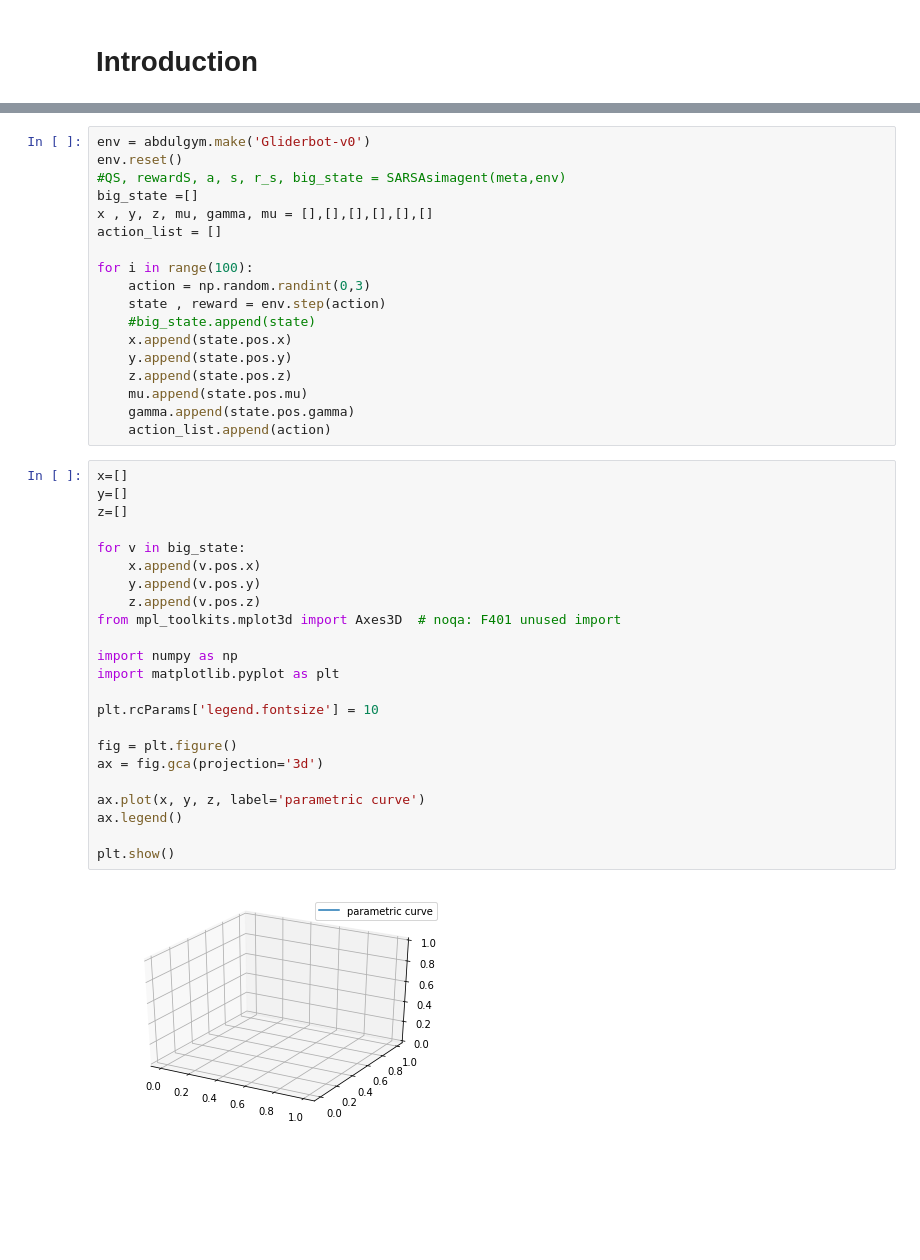
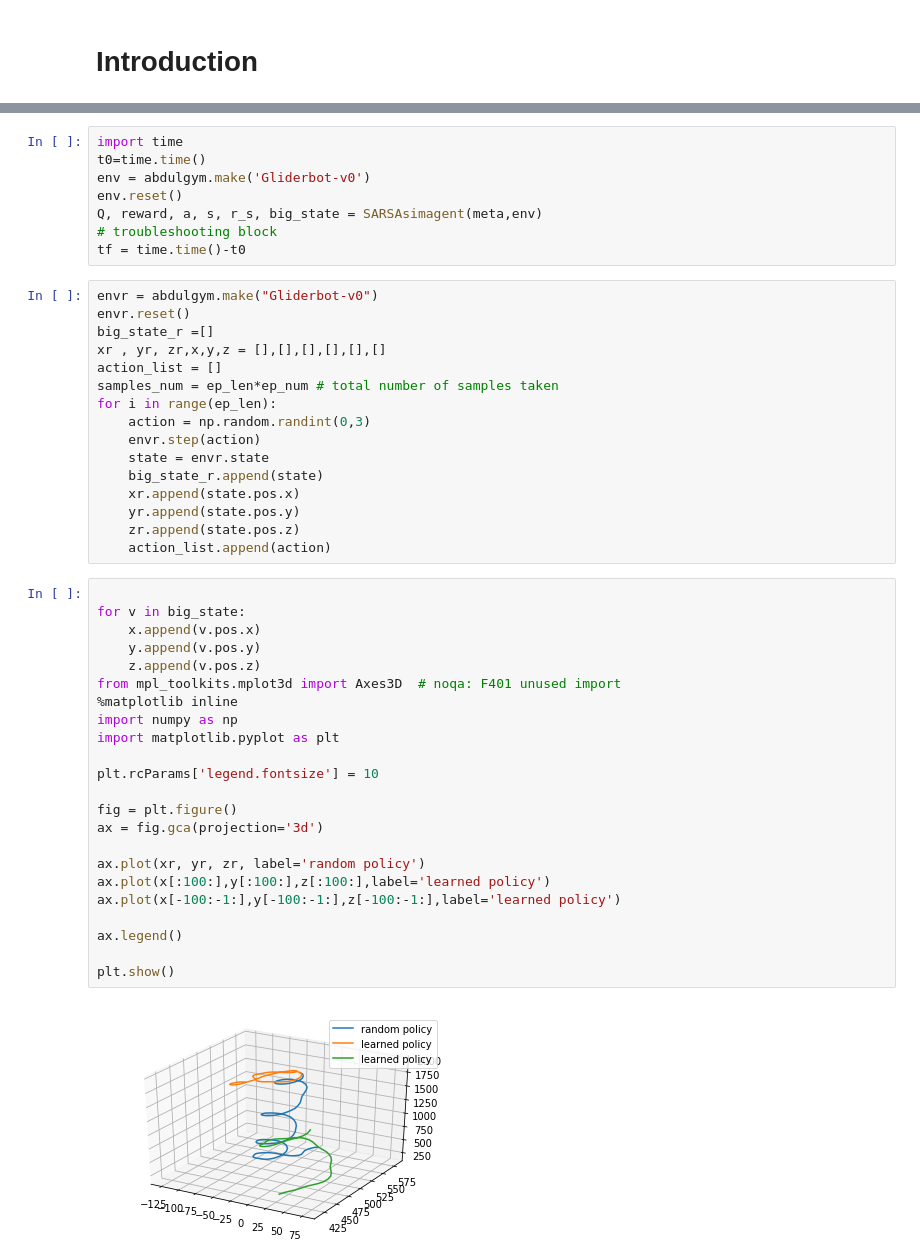
Before and after one commit to alex-faustino/rl-sandbox, a Jupyter notebook: project/alkurdi2/Project.ipynb, the cells around one changed output, grey strips where cells are left out. Saved outputs shown, nothing was run; the diff lists cells and outputs as text; blank space fills up the shorter version.

```diff
--- a/project/alkurdi2/Project.ipynb
+++ b/project/alkurdi2/Project.ipynb
@@ -23,45 +124,51 @@ ep_num= 10
 meta=[epsilon,alpha,gamma,ep_len, ep_num]
+# %%
+import time
+t0=time.time()
+env = abdulgym.make('Gliderbot-v0')
+env.reset()
+Q, reward, a, s, r_s, big_state = SARSAsimagent(meta,env)
+# troubleshooting block
+tf = time.time()-t0
 # %%
-env = abdulgym.make('Gliderbot-v0')
-env.reset()
-#QS, rewardS, a, s, r_s, big_state = SARSAsimagent(meta,env)
-big_state =[]
-x , y, z, mu, gamma, mu = [],[],[],[],[],[]
+envr = abdulgym.make("Gliderbot-v0")
+envr.reset()
+big_state_r =[]
+xr , yr, zr,x,y,z = [],[],[],[],[],[]
 action_list = []
-
-for i in range(100):
+samples_num = ep_len*ep_num # total number of samples taken
+for i in range(ep_len):
     action = np.random.randint(0,3)
-    state , reward = env.step(action)
-    #big_state.append(state)
-    x.append(state.pos.x)
-    y.append(state.pos.y)
-    z.append(state.pos.z)
-    mu.append(state.pos.mu)
-    gamma.append(state.pos.gamma)
+    envr.step(action)
+    state = envr.state
+    big_state_r.append(state)
+    xr.append(state.pos.x)
+    yr.append(state.pos.y)
+    zr.append(state.pos.z)
     action_list.append(action)
 # %%
-x=[]
-y=[]
-z=[]
 
 for v in big_state:
     x.append(v.pos.x)
     y.append(v.pos.y)
     z.append(v.pos.z)
 from mpl_toolkits.mplot3d import Axes3D  # noqa: F401 unused import
-
+%matplotlib inline
 import numpy as np
 import matplotlib.pyplot as plt
 
 plt.rcParams['legend.fontsize'] = 10
 
 fig = plt.figure()
 ax = fig.gca(projection='3d')
 
-ax.plot(x, y, z, label='parametric curve')
+ax.plot(xr, yr, zr, label='random policy')
+ax.plot(x[:100:],y[:100:],z[:100:],label='learned policy')
+ax.plot(x[-100:-1:],y[-100:-1:],z[-100:-1:],label='learned policy')
+
 ax.legend()
 
 plt.show()
 # %% [output]
-[figure, old version]
+[figure, new version]
 # %%
```
Also changed, not shown: parts of 18 cells of this notebook, 2 other files.
